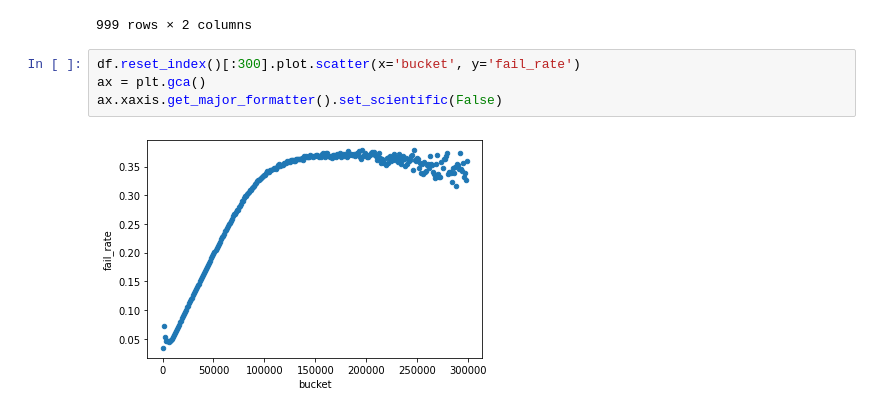
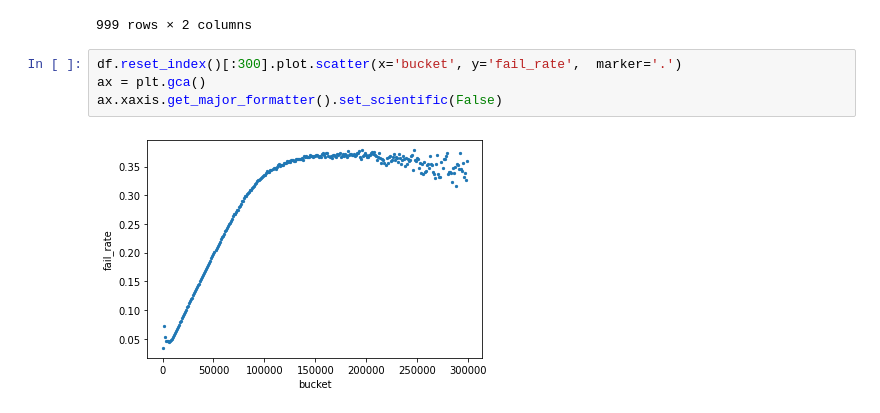
Before and after one commit to michalc/dft-mot-analysis, a Jupyter notebook: explore.ipynb, the cells around one changed output. Saved outputs shown, nothing was run; the diff lists cells and outputs as text.

```diff
--- a/explore.ipynb
+++ b/explore.ipynb
@@ -444,8 +444,8 @@ df
 | 999000.0 | 0.543956 | 182 |
 999 rows × 2 columns
 # %%
-df.reset_index()[:300].plot.scatter(x='bucket', y='fail_rate')
+df.reset_index()[:300].plot.scatter(x='bucket', y='fail_rate',  marker='.')
 ax = plt.gca()
 ax.xaxis.get_major_formatter().set_scientific(False)
 # %% [output]
-[figure, old version]
+[figure, new version]
```
Also changed, not shown: parts of 2 cells of this notebook.
